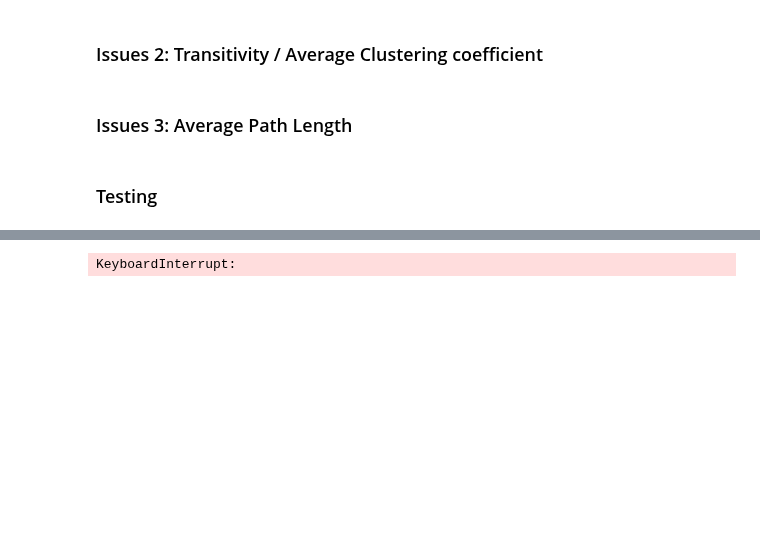
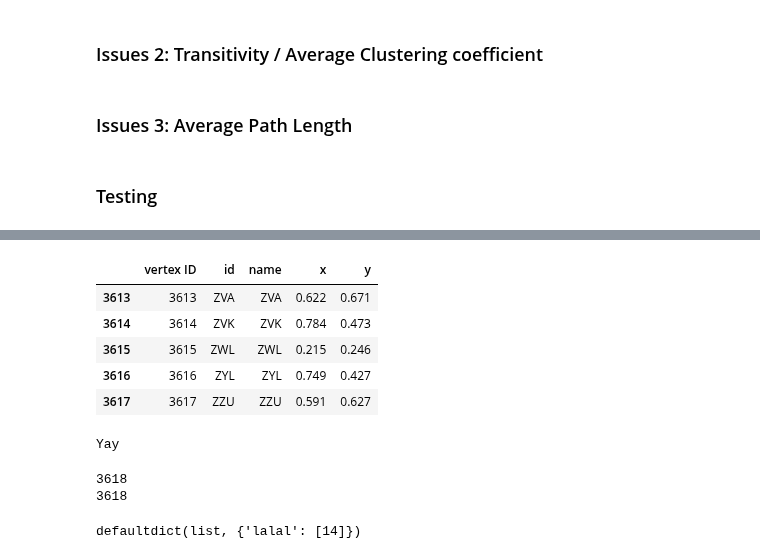
Before and after one commit to EjbejaranosAI/Complex_Networks, a Jupyter notebook: 1_Descriptors/experiments_notebook.ipynb, the cells around one changed output, grey strips where cells are left out. Drawn from its saved outputs; the diff is of its cells as text; code cells hidden in the pictures; blank space fills up the shorter version.

```diff
--- a/1_Descriptors/experiments_notebook.ipynb
+++ b/1_Descriptors/experiments_notebook.ipynb
@@ -197,10 +197,35 @@ k = airports.get_all_simple_paths(v=airport_to_calculate[0])
-# %%
-#AIR = AirportDescriptor(airports, airport_to_calculate)
-
-## this works
-#AIR._summary()
-path_len = [round(airports.average_path_length(), 8) for v in airports.vs()]
-
-len(path_len)
-# %% [output]
-KeyboardInterrupt:
+# %%
+k = airports.get_vertex_dataframe().reset_index()
+d = dict(zip(k['id'],k['vertex ID']))
+k.tail(5)
+# %% [output]
+|  | vertex ID | id | name | x | y |
+| 3613 | 3613 | ZVA | ZVA | 0.622 | 0.671 |
+| 3614 | 3614 | ZVK | ZVK | 0.784 | 0.473 |
+| 3615 | 3615 | ZWL | ZWL | 0.215 | 0.246 |
+| 3616 | 3616 | ZYL | ZYL | 0.749 | 0.427 |
+| 3617 | 3617 | ZZU | ZZU | 0.591 | 0.627 |
+# %%
+## get the weights
+weights = [x['weight'] for x in airports.es()]
+## same result
+a = airports.strength(weights=weights)
+b = [airports.strength(vertices=v['id'],weights=weights) for v in airports.vs()]
+
+assert a == b
+print("Yay")
+# %% [output]
+Yay
+# %%
+#AIR = AirportDescriptor(airports, airport_to_calculate)
+
+## this works
+#AIR._summary()
+sample_airport = airport_to_calculate[0]
+sample_id = d[sample_airport]
+##
+next_airport = airport_to_calculate[1]
+next_id = d[next_airport]
+# %% [output]
+3618
+3618
@@ -206,0 +245,8 @@ KeyboardInterrupt:
+# %%
+from collections import defaultdict
+d = defaultdict(list)
+d['lalal'].append(14)
+
+d
+# %% [output]
+defaultdict(list, {'lalal': [14]})
```
Also changed, not shown: parts of 22 cells of this notebook, 2 other files.
